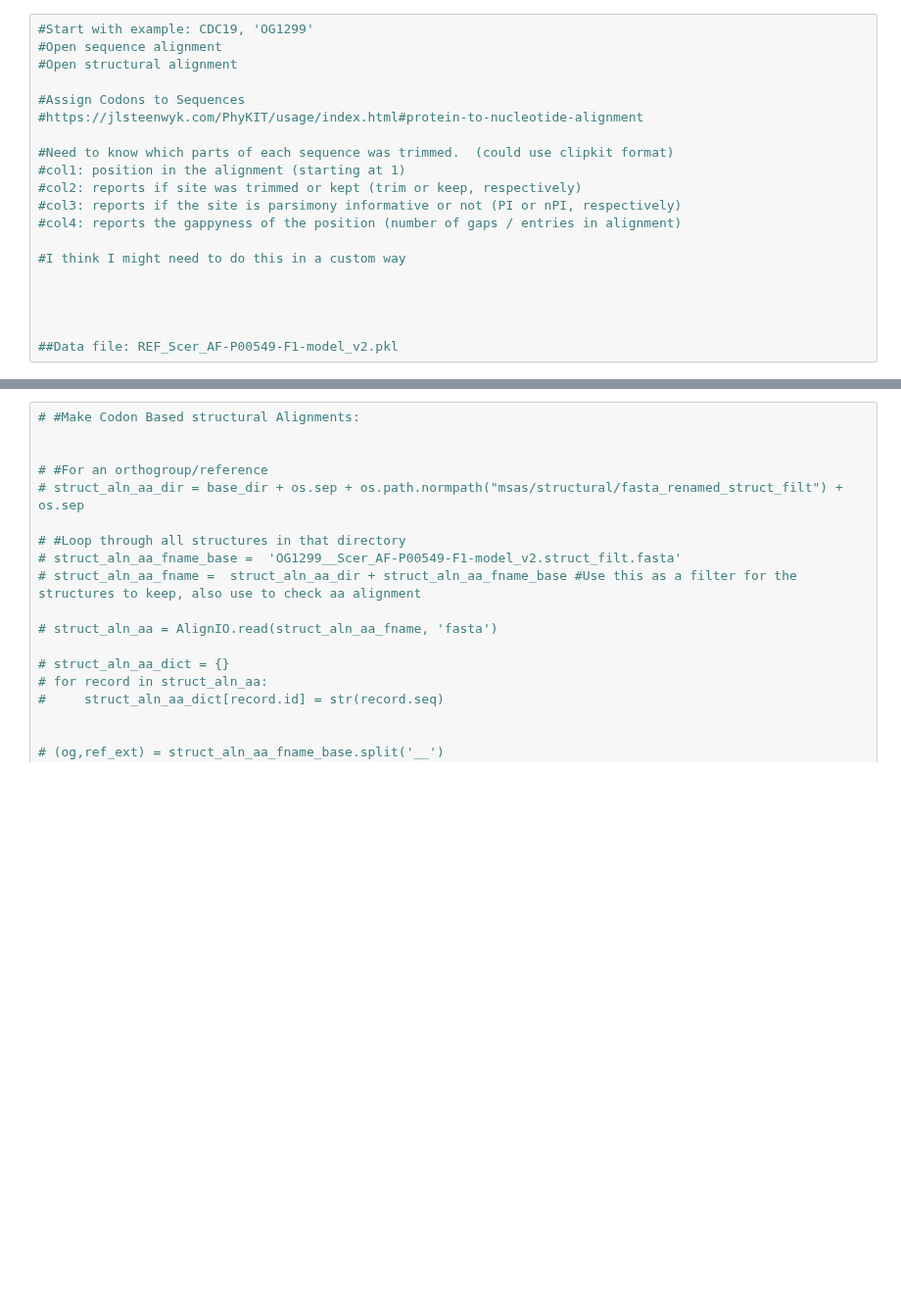
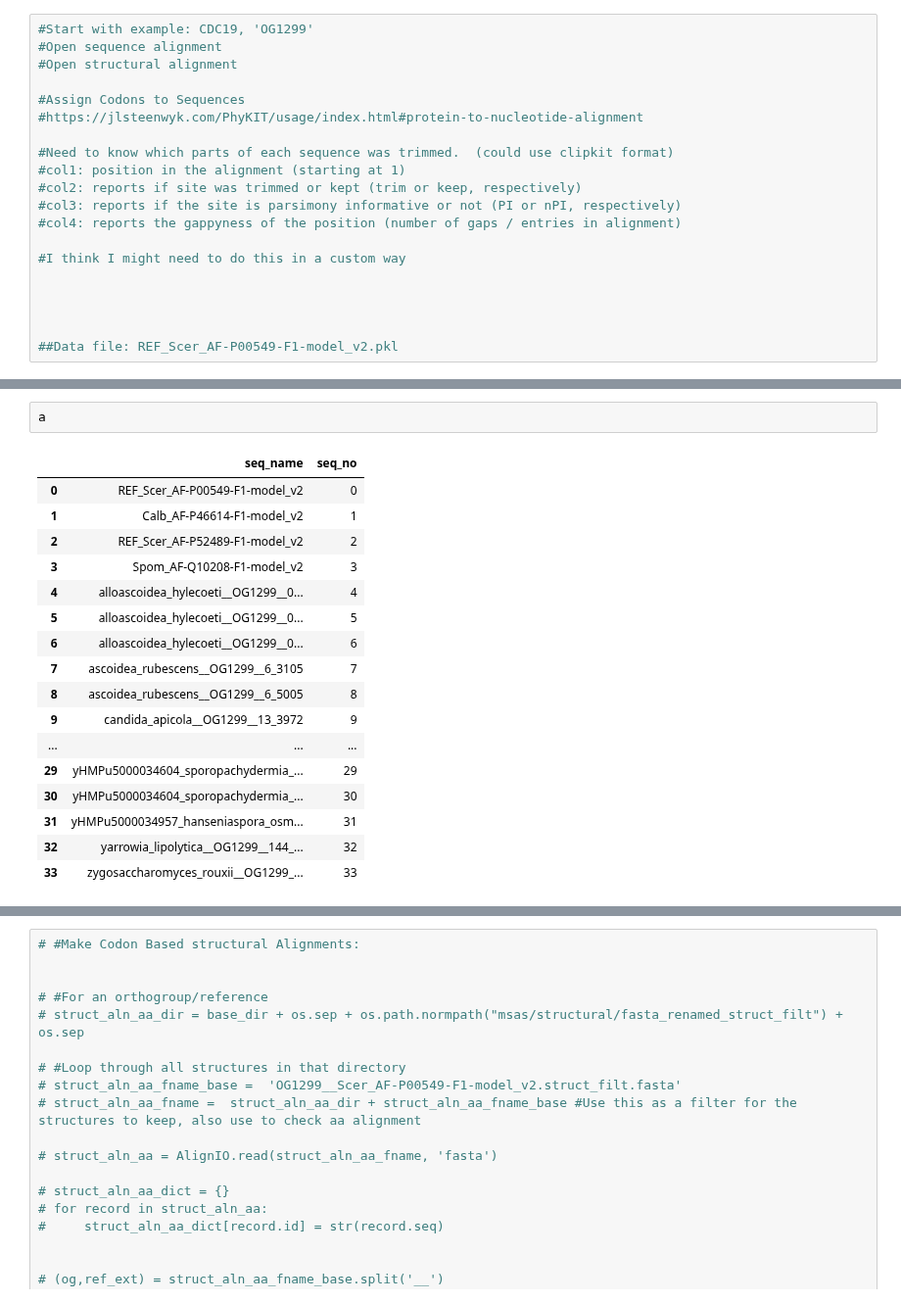
Before and after one commit to heineike02/diverse_yeast, a Jupyter notebook: 20220922_ev_rate_calcs.ipynb, the cells around one changed output, grey strips where cells are left out. Shown at 98% size. Saved outputs shown, nothing was run; the diff lists cells and outputs as text; blank space fills up the shorter version.

```diff
--- a/20220922_ev_rate_calcs.ipynb
+++ b/20220922_ev_rate_calcs.ipynb
@@ -177,0 +248,20 @@ with open(struct_aln_cds_fname, 'w') as fout_struct_cds:
+# %%
+a
+# %% [output]
+|  | seq_name | seq_no |
+| 0 | REF_Scer_AF-P00549-F1-model_v2 | 0 |
+| 1 | Calb_AF-P46614-F1-model_v2 | 1 |
+| 2 | REF_Scer_AF-P52489-F1-model_v2 | 2 |
+| 3 | Spom_AF-Q10208-F1-model_v2 | 3 |
+| 4 | alloascoidea_hylecoeti__OG1299__0... | 4 |
+| 5 | alloascoidea_hylecoeti__OG1299__0... | 5 |
+| 6 | alloascoidea_hylecoeti__OG1299__0... | 6 |
+| 7 | ascoidea_rubescens__OG1299__6_3105 | 7 |
+| 8 | ascoidea_rubescens__OG1299__6_5005 | 8 |
+| 9 | candida_apicola__OG1299__13_3972 | 9 |
+| ... | ... | ... |
+| 29 | yHMPu5000034604_sporopachydermia_... | 29 |
+| 30 | yHMPu5000034604_sporopachydermia_... | 30 |
+| 31 | yHMPu5000034957_hanseniaspora_osm... | 31 |
+| 32 | yarrowia_lipolytica__OG1299__144_... | 32 |
+| 33 | zygosaccharomyces_rouxii__OG1299_... | 33 |
```
Also changed, not shown: parts of 16 cells of this notebook, 15 other files.
